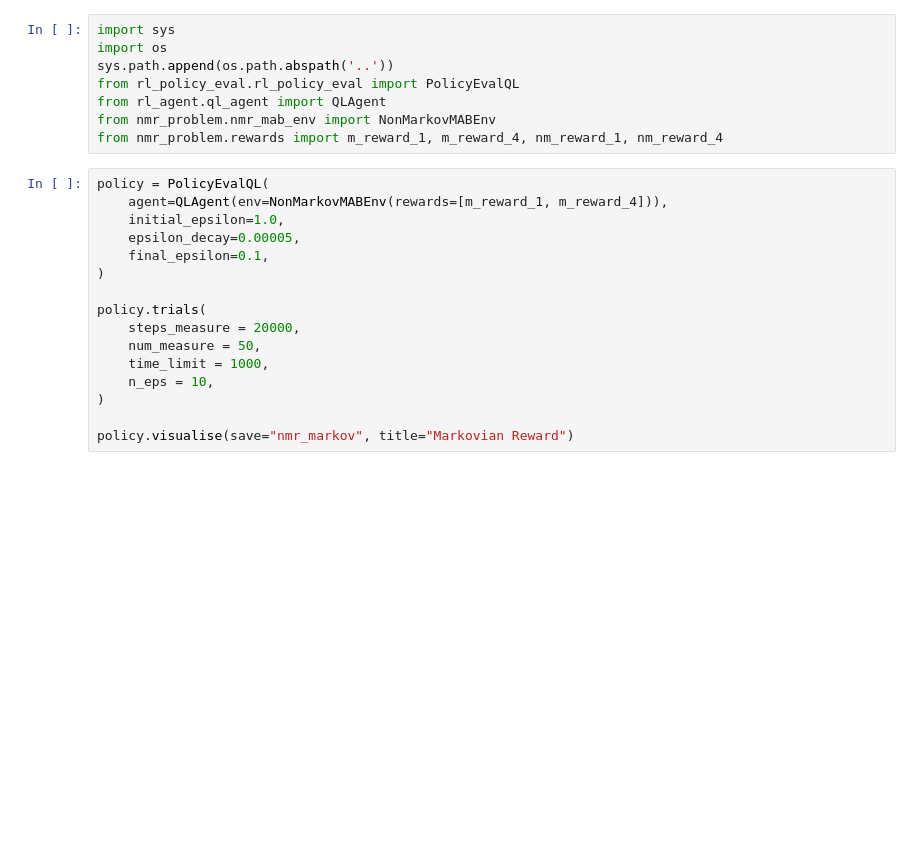
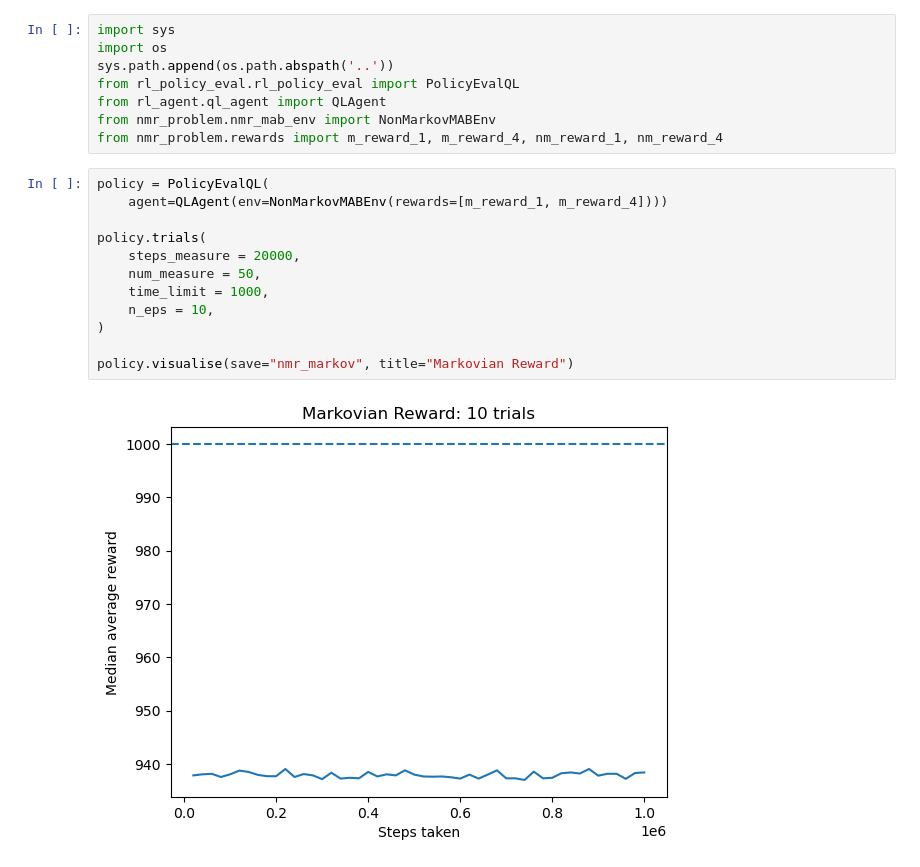
Before and after one commit to WillSyd2023/RL_project, a Jupyter notebook: nmr_problem/nmr_demo.ipynb, the cells around one changed output. Saved outputs shown, nothing was run; the diff lists cells and outputs as text; blank space fills up the shorter version.

```diff
--- a/nmr_problem/nmr_demo.ipynb
+++ b/nmr_problem/nmr_demo.ipynb
@@ -8,19 +8,17 @@ from nmr_problem.nmr_mab_env import NonMarkovMABEnv
 from nmr_problem.rewards import m_reward_1, m_reward_4, nm_reward_1, nm_reward_4
 # %%
 policy = PolicyEvalQL(
-    agent=QLAgent(env=NonMarkovMABEnv(rewards=[m_reward_1, m_reward_4])),
-    initial_epsilon=1.0,
-    epsilon_decay=0.00005,
-    final_epsilon=0.1,
-)
+    agent=QLAgent(env=NonMarkovMABEnv(rewards=[m_reward_1, m_reward_4])))
 
 policy.trials(
     steps_measure = 20000,
     num_measure = 50,
     time_limit = 1000,
     n_eps = 10,
 )
 
 policy.visualise(save="nmr_markov", title="Markovian Reward")
+# %% [output]
+[figure, added]
 # %%
 policy = PolicyEvalQL(
```
Also changed, not shown: parts of 1 cell of this notebook, 2 other files.
